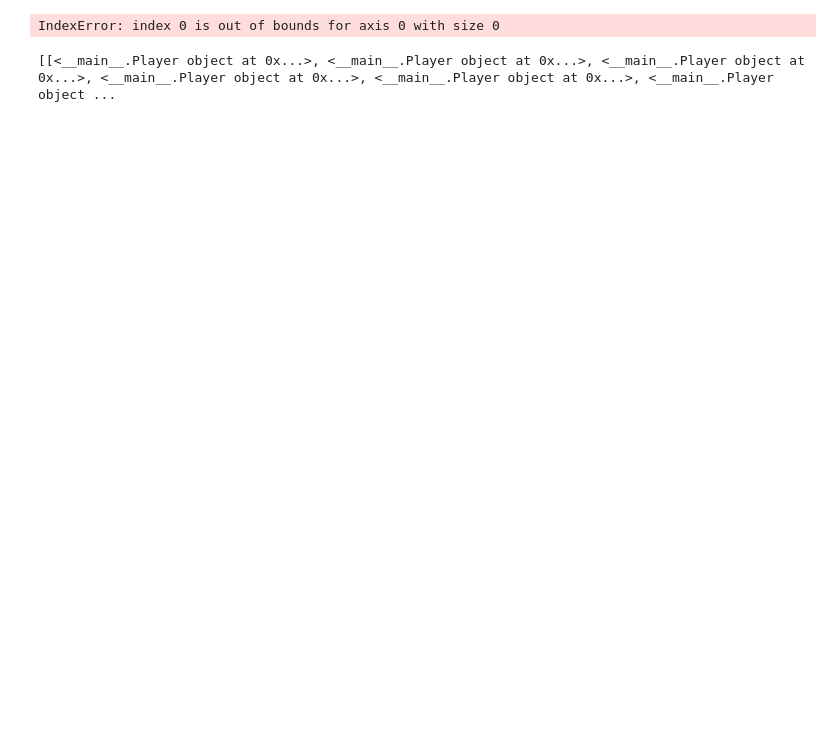
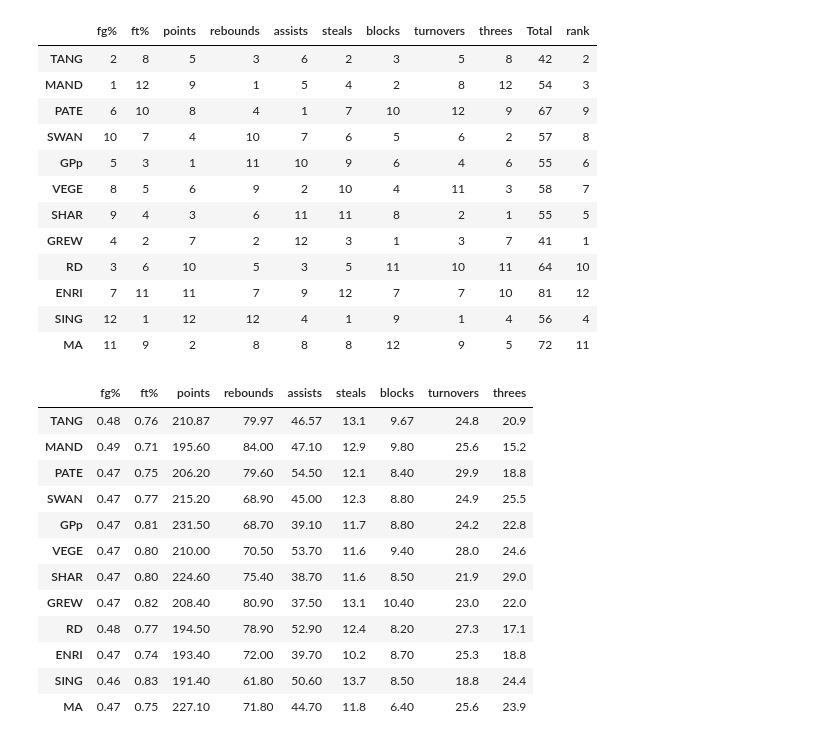
Before and after one commit to erictang000/fantasybball, a Jupyter notebook: fantasyv2.ipynb, the cells around one changed output. Cells and saved outputs as stored; diff of their text form; code cells hidden in the pictures; blank space fills up the shorter version.

```diff
--- a/fantasyv2.ipynb
+++ b/fantasyv2.ipynb
@@ -30,7 +32,7 @@ import time
 # %%
 def call_espn_api(league_id):
     app.logger.info('%s - Calling ESPN API', league_id)
-    url = ("https://fantasy.espn.com/apis/v3/games/fba/seasons/2021/segments/0/leagues/{}?&view=mMatchupScore&view=mPendingTransactions&view=mPositionalRatings&view=mRoster&view=mTeam&view=modular)".format(league_id))
+    url = ("https://fantasy.espn.com/apis/v3/games/fba/seasons/2022/segments/0/leagues/{}?&view=mMatchupScore&view=mPendingTransactions&view=mPositionalRatings&view=mRoster&view=mTeam&view=modular)".format(league_id))
     try:
         r = requests.get(url)
     except requests.exceptions.RequestException as ex:
@@ -38,6 +40,7 @@ def call_espn_api(league_id):
         abort(500)
         sys.exit('Could not make ESPN API call.')
     data = r.json()
+    print(r)
     return data
 # %%
 class Player:
@@ -119,8 +147,8 @@ def parse_api_to_rosters(hashtag):
     return rosters, teamMap
 # %%
 def addTeamData(rosters, category):
-    team_data = [0 for j in range(10)]
-    for i in range(0, 10):
+    team_data = [0 for j in range(12)]
+    for i in range(0, 12):
         val = 0
         for j in range(0, len(rosters[i])):
             val += getattr(rosters[i][j], category)
@@ -143,28 +171,37 @@ def trade_analyzer(rosters, team1, players_from1, team2, players_from2, teamMap)
     for player in players_from2:
         [print(p) for p in rosters[teamMap[team2]] if p.name == player]
     old_data = genRankTable(rosters,teamMap)
+    old_stats = genStatsTable(rosters,teamMap)
     old_rankList, matchups = genRankList(old_data)
     print("Prior to the trade " + team1 + " was ranked "+ str(old_rankList[teamMap[team1]]))
     printRow(old_data, team1)
+    printRow(old_stats, team1)
     print("Prior to the trade " + team2 + " was ranked "+ str(old_rankList[teamMap[team2]]))
     printRow(old_data, team2)
+    printRow(old_stats, team2)
     new_team1 = [player for player in rosters[teamMap[team1]] if player.name not in players_from1]
+    new_team1 += [player for player in rosters[teamMap[team2]] if player.name in players_from2]
     new_team2 = [player for player in rosters[teamMap[team2]] if player.name not in players_from2]
+    new_team2 += [player for player in rosters[teamMap[team1]] if player.name in players_from1]
     new_rosters =[[j for j in i] for i in rosters]
-    new_rosters[team_map[team1]] = new_team1
-    new_rosters[team_map[team2]] = new_team2
-    new_data = genRankTable(new_rosters, name_mapping, hashtagTable, bbrTable, team_map.keys())
+    new_rosters[teamMap[team1]] = new_team1
+    new_rosters[teamMap[team2]] = new_team2
+#     print([print(x) for x in new_rosters[teamMap[team1]]])
+    new_data = genRankTable(new_rosters, teamMap)
+    new_stats = genStatsTable(new_rosters, teamMap)
     new_rankList, matchups = genRankList(new_data)
-    print("After the trade " + team1 + " was ranked "+ str(new_rankList[team_map[team1]]))
+    print("After the trade " + team1 + " was ranked "+ str(new_rankList[teamMap[team1]]))
     printRow(new_data, team1)
-    print("After the trade " + team2 + " was ranked "+ str(new_rankList[team_map[team2]]))
+    printRow(new_stats, team1)
+    print("After the trade " + team2 + " was ranked "+ str(new_rankList[teamMap[team2]]))
     printRow(new_data, team2)
+    printRow(new_stats, team2)
 def calculate_matchups(team_name, rank_table):
     my_team = rank_table.loc[team_name]
     would_beat = []
     would_lose = []
     overall_margin = []
-    for i in range(10):
+    for i in range(12):
         margin = []
         score = 0
         curr_team = rank_table.iloc[i]
@@ -178,7 +215,10 @@ def calculate_matchups(team_name, rank_table):
             would_beat.append(curr_team.name)
         else:
             would_lose.append(curr_team.name)
-        avg = sum(margin)/len(margin)
+        if margin == []:
+            avg = 0
+        else:
+            avg = sum(margin)/len(margin)
 #         print(my_team.name + " " + str(score) + " " + curr_team.name + " " + str(9 - score) + " by an average of " + str(avg))
     return would_beat, would_lose
 def genRankList(table):
@@ -194,8 +234,8 @@ def genRankList(table):
         loses_str = " "
         for j in range(len(loses)):
             loses_str += loses[j] + ", "
-#         print(teams[i] + " beats" + beats_str + "and loses to" + loses_str)
-#         print("")
+        print(teams[i] + " beats" + beats_str + "and loses to" + loses_str)
+        print("")
         matchups[i][0] = beats
         matchups[i][1] = loses
     return rank_list(num_beaten, -1), matchups
@@ -218,7 +258,7 @@ def genRankTable(rosters, teamMap):
     rank_table = pd.DataFrame(data, index = teamMap.keys(), columns = ['fg%', 'ft%', 'points','rebounds','assists','steals','blocks','turnovers','threes'])
     rank_table["Total"] = rank_table.sum(axis = 1, skipna = True)
     return rank_table
-def genStatsTable(rosters, teamList):
+def genStatsTable(rosters, teamMap):
     fga = addTeamData(rosters, "fga")
     fgm = addTeamData(rosters, "fgm")
     fg = [[fgm[i]/fga[i] for i in range(0, len(fga))]]
@@ -237,11 +277,12 @@ def genStatsTable(rosters, teamList):
     stats_table = pd.DataFrame(data, index = teamMap.keys(), columns = ['fg%', 'ft%', 'points','rebounds','assists','steals','blocks','turnovers','threes'])
     return stats_table
 # %%
-rosters, teamMap = parse_api_to_rosters(hashtag=True)
+rosters, teamMap = parse_api_to_rosters(hashtag=True, statPeriod=1)
 data = genRankTable(rosters, teamMap)
 stats = genStatsTable(rosters, teamMap)
 rankList, matchups = genRankList(data)
 data["rank"] = rankList
 display(data)
-display(stats)
+display(stats.round(2))
+# stats["np.mean(stats["steals"])
 # %% [output]
@@ -266,5 +307,26 @@ D'Angelo Russell
-IndexError: index 0 is out of bounds for axis 0 with size 0
+|  | fg% | ft% | points | rebounds | assists | steals | blocks | turnovers | threes | Total | rank |
+| TANG | 2 | 8 | 5 | 3 | 6 | 2 | 3 | 5 | 8 | 42 | 2 |
+| MAND | 1 | 12 | 9 | 1 | 5 | 4 | 2 | 8 | 12 | 54 | 3 |
+| PATE | 6 | 10 | 8 | 4 | 1 | 7 | 10 | 12 | 9 | 67 | 9 |
+| SWAN | 10 | 7 | 4 | 10 | 7 | 6 | 5 | 6 | 2 | 57 | 8 |
+| GPp | 5 | 3 | 1 | 11 | 10 | 9 | 6 | 4 | 6 | 55 | 6 |
+| VEGE | 8 | 5 | 6 | 9 | 2 | 10 | 4 | 11 | 3 | 58 | 7 |
+| SHAR | 9 | 4 | 3 | 6 | 11 | 11 | 8 | 2 | 1 | 55 | 5 |
+| GREW | 4 | 2 | 7 | 2 | 12 | 3 | 1 | 3 | 7 | 41 | 1 |
+| RD | 3 | 6 | 10 | 5 | 3 | 5 | 11 | 10 | 11 | 64 | 10 |
+| ENRI | 7 | 11 | 11 | 7 | 9 | 12 | 7 | 7 | 10 | 81 | 12 |
+| SING | 12 | 1 | 12 | 12 | 4 | 1 | 9 | 1 | 4 | 56 | 4 |
+| MA | 11 | 9 | 2 | 8 | 8 | 8 | 12 | 9 | 5 | 72 | 11 |
+|  | fg% | ft% | points | rebounds | assists | steals | blocks | turnovers | threes |
+| TANG | 0.48 | 0.76 | 210.87 | 79.97 | 46.57 | 13.1 | 9.67 | 24.8 | 20.9 |
+| MAND | 0.49 | 0.71 | 195.60 | 84.00 | 47.10 | 12.9 | 9.80 | 25.6 | 15.2 |
+| PATE | 0.47 | 0.75 | 206.20 | 79.60 | 54.50 | 12.1 | 8.40 | 29.9 | 18.8 |
+| SWAN | 0.47 | 0.77 | 215.20 | 68.90 | 45.00 | 12.3 | 8.80 | 24.9 | 25.5 |
+| GPp | 0.47 | 0.81 | 231.50 | 68.70 | 39.10 | 11.7 | 8.80 | 24.2 | 22.8 |
+| VEGE | 0.47 | 0.80 | 210.00 | 70.50 | 53.70 | 11.6 | 9.40 | 28.0 | 24.6 |
+| SHAR | 0.47 | 0.80 | 224.60 | 75.40 | 38.70 | 11.6 | 8.50 | 21.9 | 29.0 |
+| GREW | 0.47 | 0.82 | 208.40 | 80.90 | 37.50 | 13.1 | 10.40 | 23.0 | 22.0 |
+| RD | 0.48 | 0.77 | 194.50 | 78.90 | 52.90 | 12.4 | 8.20 | 27.3 | 17.1 |
+| ENRI | 0.47 | 0.74 | 193.40 | 72.00 | 39.70 | 10.2 | 8.70 | 25.3 | 18.8 |
+| SING | 0.46 | 0.83 | 191.40 | 61.80 | 50.60 | 13.7 | 8.50 | 18.8 | 24.4 |
+| MA | 0.47 | 0.75 | 227.10 | 71.80 | 44.70 | 11.8 | 6.40 | 25.6 | 23.9 |
-# %%
-print(rosters)
-# %% [output]
-[[<__main__.Player object at 0x...>, <__main__.Player object at 0x...>, <__main__.Player object at 0x...>, <__main__.Player object at 0x...>, <__main__.Player object at 0x...>, <__main__.Player object ...
```
Also changed, not shown: parts of 7 cells of this notebook, 1 other file.
